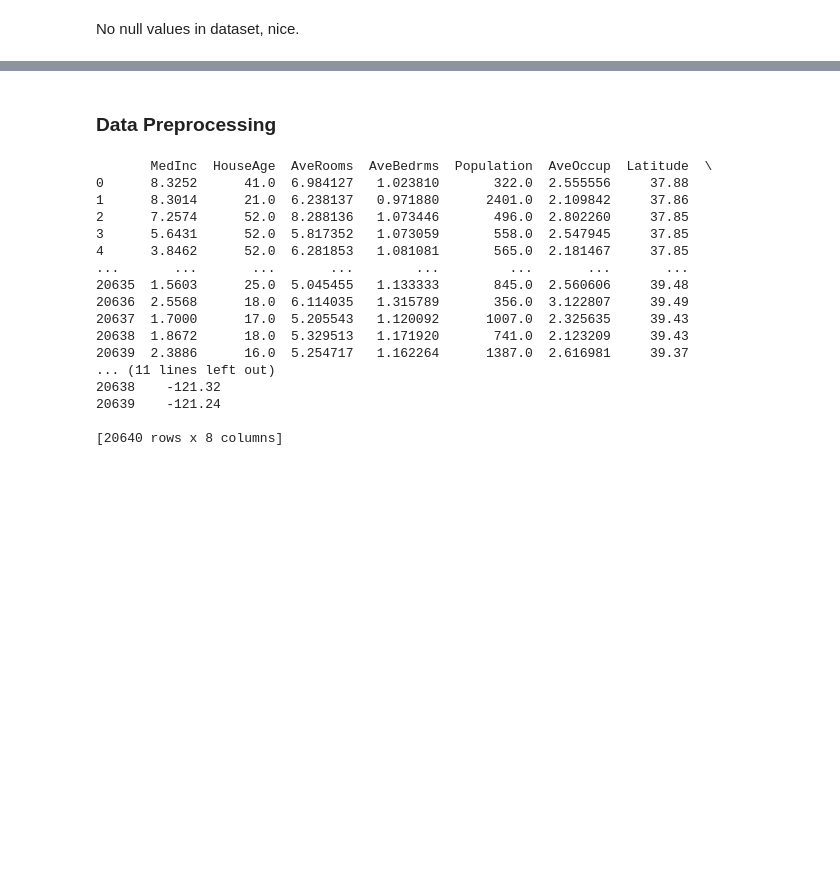
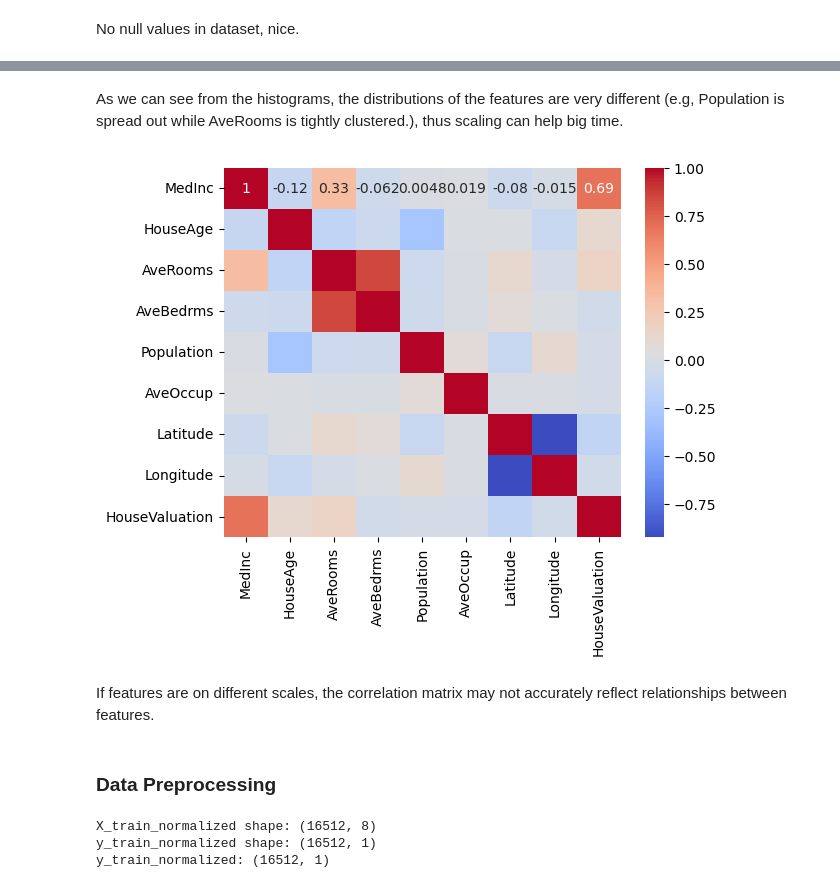
Before and after one commit to neecatt/MachineLearningFromScratch, a Jupyter notebook: Linear Regression Scratch/california.ipynb, the cells around one changed output, grey strips where cells are left out. Saved outputs shown, nothing was run; the diff lists cells and outputs as text; code cells hidden in the pictures; blank space fills up the shorter version.

Commit message:
add model training cells

```diff
--- a/Linear Regression Scratch/california.ipynb
+++ b/Linear Regression Scratch/california.ipynb
@@ -71,30 +80,20 @@ No null values in dataset, nice.
+# %% [markdown]
+As we can see from the histograms, the distributions of the features are very different (e.g, Population is spread out while AveRooms is tightly clustered.), thus scaling can help big time.
+# %%
+import seaborn as sns
+
+sns.heatmap(df.corr(), annot=True, cmap='coolwarm')
+plt.show()
+# %% [output]
+[figure, added]
+# %% [markdown]
+If features are on different scales, the correlation matrix may not accurately reflect relationships between features.
 # %% [markdown]
 ### Data Preprocessing
 # %%
-from utils.z_score_normalization import z_score_normalize
-from sklearn.model_selection import train_test_split
-# from utils.split import train_test_split
+from utils.split import train_test_split
 
 X = df.drop("HouseValuation", axis=1)
 y = df["HouseValuation"].values
-print(X)
 
-# X_train, X_test, y_train, y_test = train_test_split(X, y, test_size=0.2, random_state=42, shuffle=True)
+X_train, X_test, y_train, y_test = train_test_split(X, y, test_size=0.2, random_state=42, shuffle=True)
-# %% [output]
-       MedInc  HouseAge  AveRooms  AveBedrms  Population  AveOccup  Latitude  \
-0      8.3252      41.0  6.984127   1.023810       322.0  2.555556     37.88
-1      8.3014      21.0  6.238137   0.971880      2401.0  2.109842     37.86
-2      7.2574      52.0  8.288136   1.073446       496.0  2.802260     37.85
-3      5.6431      52.0  5.817352   1.073059       558.0  2.547945     37.85
-4      3.8462      52.0  6.281853   1.081081       565.0  2.181467     37.85
-...       ...       ...       ...        ...         ...       ...       ...
-20635  1.5603      25.0  5.045455   1.133333       845.0  2.560606     39.48
-20636  2.5568      18.0  6.114035   1.315789       356.0  3.122807     39.49
-20637  1.7000      17.0  5.205543   1.120092      1007.0  2.325635     39.43
-20638  1.8672      18.0  5.329513   1.171920       741.0  2.123209     39.43
-20639  2.3886      16.0  5.254717   1.162264      1387.0  2.616981     39.37
-... (11 lines left out)
-20638    -121.32
-20639    -121.24
-
-[20640 rows x 8 columns]
@@ -100,0 +111,8 @@ print(X)
+# %%
+print("X_train_normalized shape:", X_train_normalized.shape)
+print("y_train_normalized shape:", y_train_normalized.shape)
+print("y_train_normalized:", y_train_normalized.shape)
+# %% [output]
+X_train_normalized shape: (16512, 8)
+y_train_normalized shape: (16512, 1)
+y_train_normalized: (16512, 1)
```
Also changed, not shown: parts of 7 cells of this notebook.
